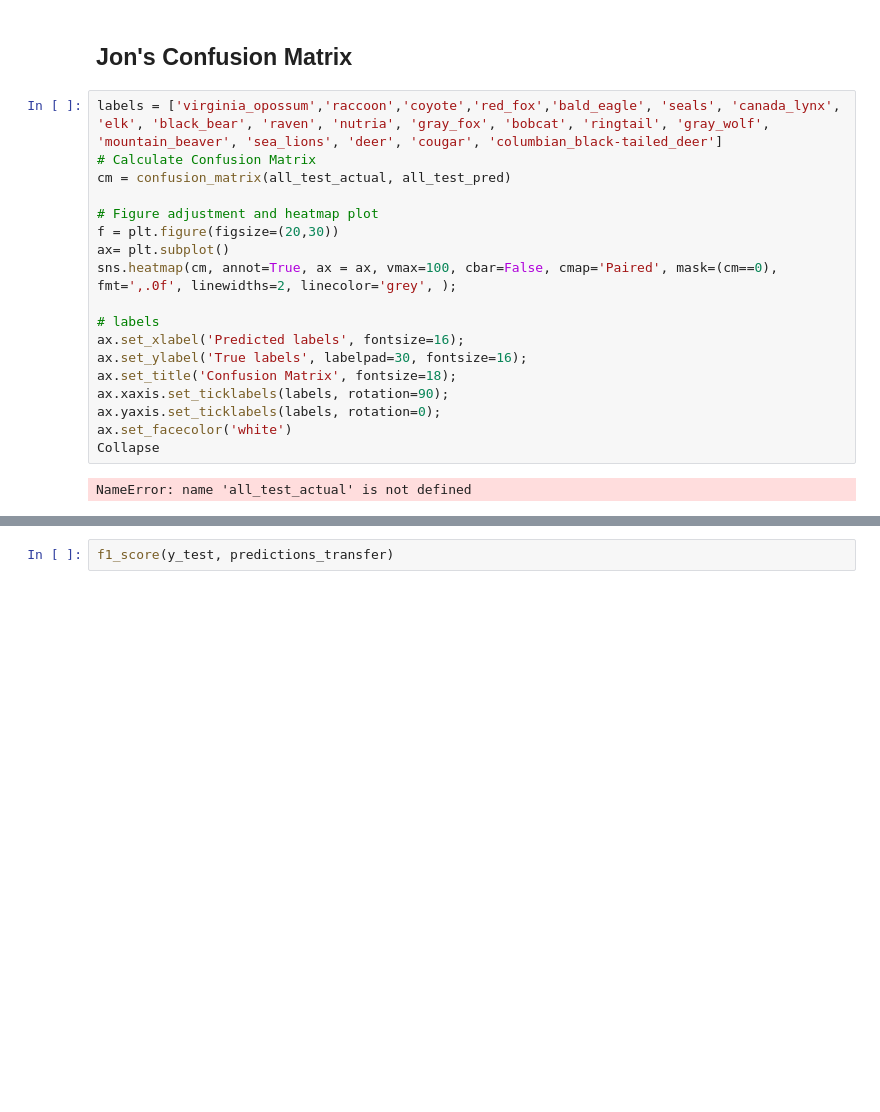
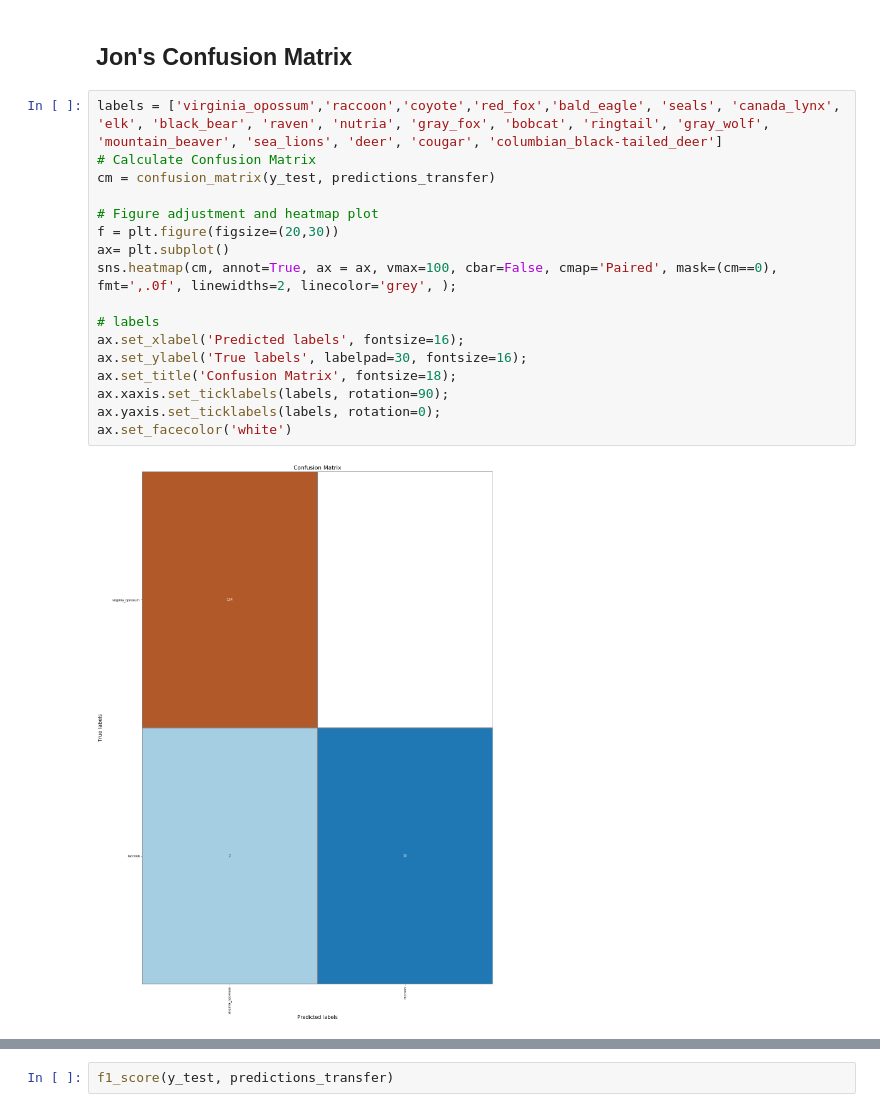
Before and after one commit to johnmarkdaniels/flatiron_final_project, a Jupyter notebook: oregon_multiclass_clean.ipynb, the cells around one changed output, grey strips where cells are left out. Cells and saved outputs as stored; diff of their text form; blank space fills up the shorter version.

```diff
--- a/oregon_multiclass_clean.ipynb
+++ b/oregon_multiclass_clean.ipynb
@@ -234,21 +239,20 @@ Confusion matrix, without normalization
 # %%
 labels = ['virginia_opossum','raccoon','coyote','red_fox','bald_eagle', 'seals', 'canada_lynx', 'elk', 'black_bear', 'raven', 'nutria', 'gray_fox', 'bobcat', 'ringtail', 'gray_wolf', 'mountain_beaver', 'sea_lions', 'deer', 'cougar', 'columbian_black-tailed_deer']
 # Calculate Confusion Matrix
-cm = confusion_matrix(all_test_actual, all_test_pred)
+cm = confusion_matrix(y_test, predictions_transfer)
 
 # Figure adjustment and heatmap plot
 f = plt.figure(figsize=(20,30))
 ax= plt.subplot()
 sns.heatmap(cm, annot=True, ax = ax, vmax=100, cbar=False, cmap='Paired', mask=(cm==0), fmt=',.0f', linewidths=2, linecolor='grey', );
 
 # labels
 ax.set_xlabel('Predicted labels', fontsize=16);
 ax.set_ylabel('True labels', labelpad=30, fontsize=16);
 ax.set_title('Confusion Matrix', fontsize=18);
 ax.xaxis.set_ticklabels(labels, rotation=90);
 ax.yaxis.set_ticklabels(labels, rotation=0);
 ax.set_facecolor('white')
-Collapse
 # %% [output]
-NameError: name 'all_test_actual' is not defined
+[figure, added]
 # %%
```
Also changed, not shown: parts of 13 cells of this notebook, 1 other file.
